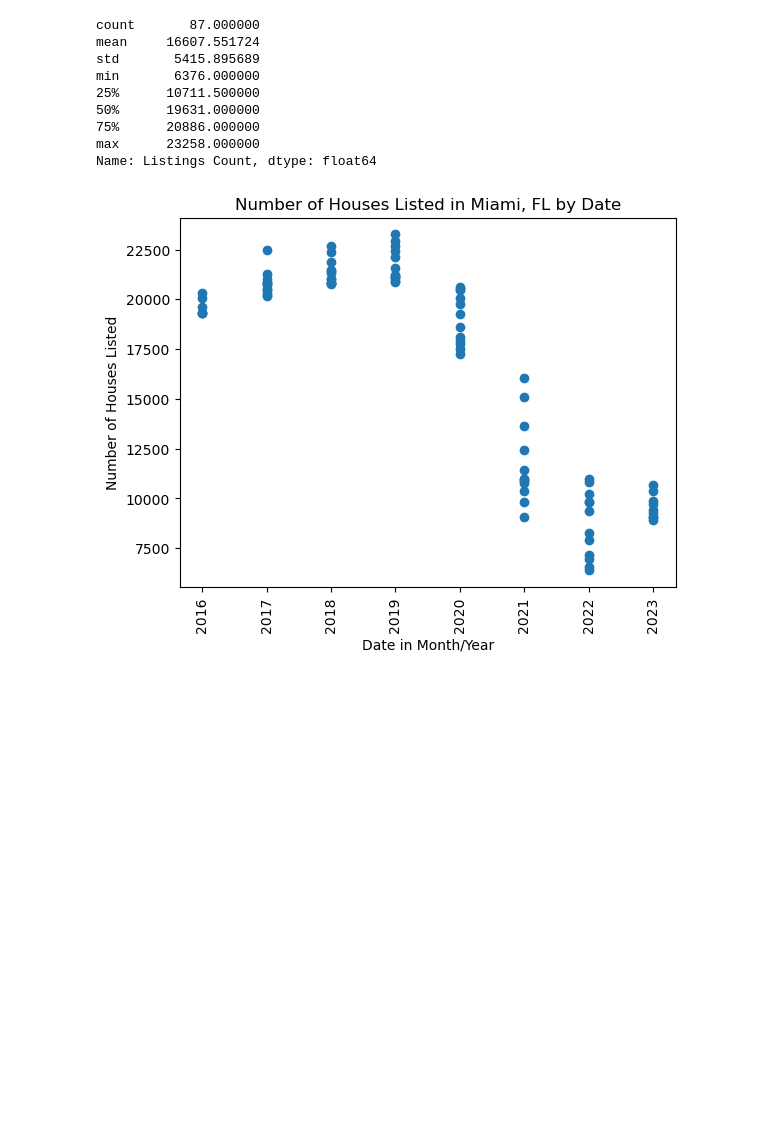
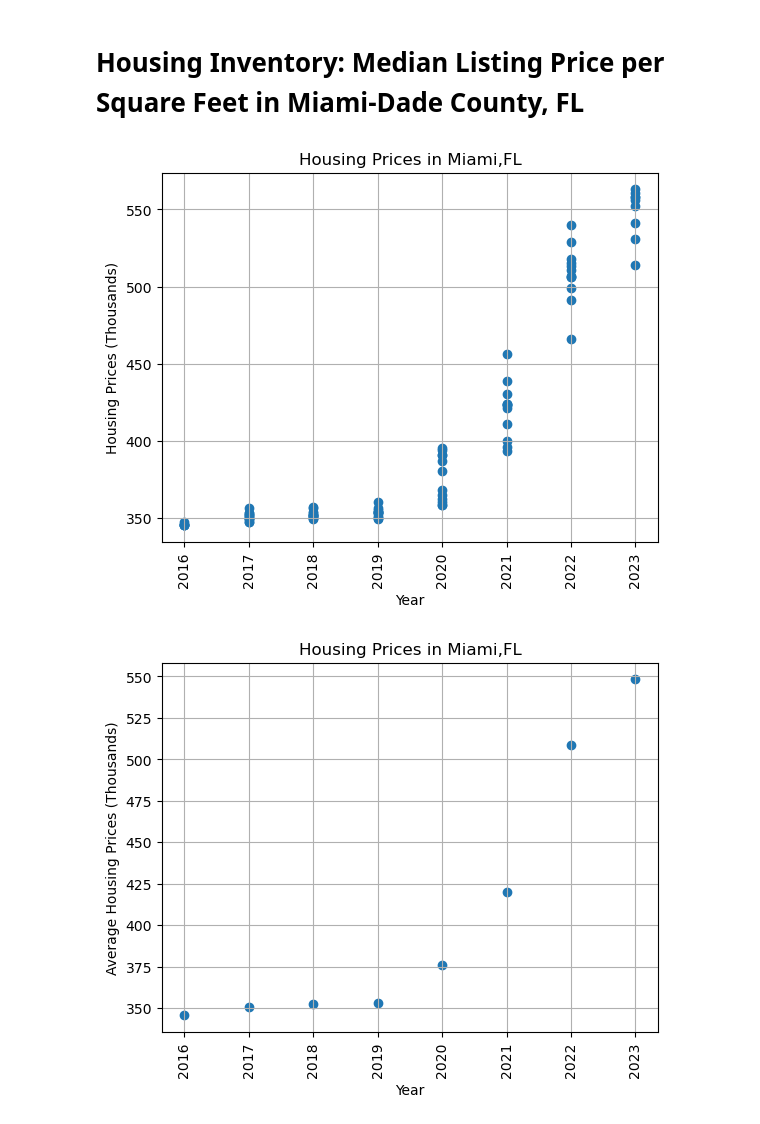
Before and after one commit to PGachette/project-one, a Jupyter notebook: Housing Inventory 2016-2023.ipynb, the cells around one changed output. Drawn from its saved outputs; the diff is of its cells as text; code cells hidden in the pictures; blank space fills up the shorter version.

```diff
--- a/Housing Inventory 2016-2023.ipynb
+++ b/Housing Inventory 2016-2023.ipynb
@@ -53,24 +70,0 @@ Y2023 = Housing_DF[Housing_df['Year'] == 2023]
-# %%
-Housing_DF['Listings Count'].describe()
-# %% [output]
-count       87.000000
-mean     16607.551724
-std       5415.895689
-min       6376.000000
-25%      10711.500000
-50%      19631.000000
-75%      20886.000000
-max      23258.000000
-Name: Listings Count, dtype: float64
-# %%
-labels = Housing_DF['Year'].tolist()
-y_axis = Housing_DF["Listings Count"]
-x_axis = Housing_DF["Year"]
-plt.scatter(x_axis, y_axis)
-plt.xticks(rotation=90)
-plt.title('Number of Houses Listed in Miami, FL by Date')
-plt.xlabel('Date in Month/Year')
-plt.ylabel('Number of Houses Listed')
-plt.show()
-# %% [output]
-[figure, removed]
@@ -78,0 +71,51 @@ summary_data =
+# %% [markdown]
+# Housing Inventory: Median Listing Price per Square Feet in Miami-Dade County, FL
+# %%
+# Dependences
+import csv
+import pandas as pd
+from pathlib import Path
+import matplotlib.pyplot as plt
+
+housPrice_path = Path("MEDLISPRIPERSQUFEE12086.csv")
+housPrice_df = pd.read_csv(housPrice_path, delimiter ='\t')
+housPrice_df.reset_index(inplace=True,names=['Date'])
+
+# Convert the 'DATE' column to datetime
+housPrice_df['Date'] = pd.to_datetime(housPrice_df['Date'])
+
+# Extract the year component and create a new 'Year' column
+housPrice_df['Month'] = housPrice_df['Date'].dt.month_name()
+housPrice_df['Year'] = housPrice_df['Date'].dt.year
+# Drop the original 'DATE' column if it's no longer needed
+#HousPrice_DF = housPrice_df.drop(columns=['MEDLISPRIPERSQUFEE12086'])
+housPrice_df = housPrice_df.rename(columns={'DATE,MEDLISPRIPERSQUFEE12086': 'Housing_Price'})
+
+# Print the updated DataFrame
+housPrice_df
+
+yaxis = housPrice_df['Housing_Price']
+xaxis = housPrice_df["Year"]
+plt.scatter(xaxis, yaxis)
+plt.xticks(rotation=90)
+plt.title('Housing Prices in Miami,FL')
+plt.xlabel('Year')
+plt.ylabel('Housing Prices (Thousands)')
+plt.grid(True)
+plt.show()
+
+Avg_housPrice_ds = housPrice_df.groupby('Year')['Housing_Price'].mean()
+Avg_housPrice_ds = Avg_housPrice_df.rename('Average_Listing')
+Avg_housPrice_ds
+yaxis = Avg_housPrice_ds
+xaxis = Avg_housPrice_ds.index
+plt.scatter(xaxis, yaxis)
+plt.xticks(rotation=90)
+plt.title('Housing Prices in Miami,FL')
+plt.xlabel('Year')
+plt.ylabel('Average Housing Prices (Thousands)')
+plt.grid(True)
+plt.show()
+# %% [output]
+[figure, added]
+[figure, added]
```
Also changed, not shown: parts of 6 cells of this notebook.
